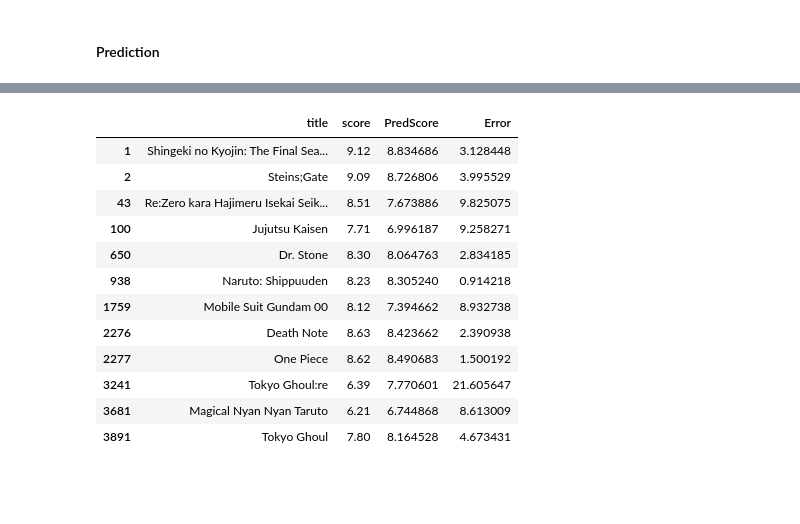
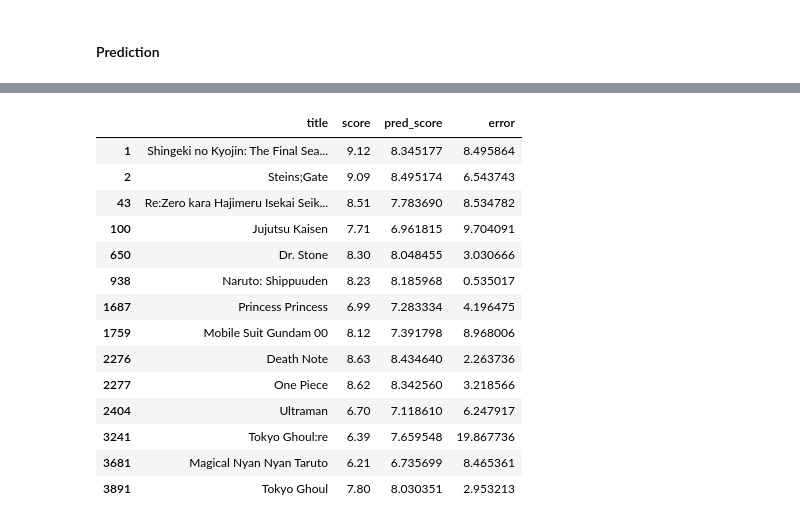
Before and after one commit to SohWeeKiat/DSAI_SC1015_Assignment, a Jupyter notebook: MachineLearning/linreg_and_gradient_boost.ipynb, the cells around one changed output, grey strips where cells are left out. Cells and saved outputs as stored; diff of their text form; code cells hidden in the pictures; blank space fills up the shorter version.

```diff
--- a/MachineLearning/linreg_and_gradient_boost.ipynb
+++ b/MachineLearning/linreg_and_gradient_boost.ipynb
@@ -44,7 +44,7 @@ boardcast_cat = ['Sundays',
 # %% [markdown]
 ### Helper function
 # %%
-def linear_regression(predictors, numeric_predictors, cat_predictors_nominal, cat_predictors_ordinal, response):
+def start_pipeline(predictors, numeric_predictors, cat_predictors_nominal, cat_predictors_ordinal, response):
     # Extract Response and Predictors
     y = pd.DataFrame(anime_data[response])
     X = pd.DataFrame(anime_data[predictors])
@@ -139,6 +139,10 @@ def linear_regression(predictors, numeric_predictors, cat_predictors_nominal, ca
 # %%
-(lm_pipeline, gbm_pipeline) = linear_regression(['popularity', 'duration', 'scored_by_users', 'broadcast', 'source', 'demographic', 'main genre', 'premiered', 'rating', 'status', 'type'],
-                                ['popularity', 'duration', 'scored_by_users'],
-                                ['source', 'demographic', 'main genre', 'premiered', 'rating', 'status', 'type'],
-                                ['broadcast'], 'score')
+numeric_data = ['popularity', 'duration', 'scored_by_users']
+cat_data = ['source', 'demographic', 'main genre',
+            'premiered', 'rating', 'status', 'type', 'theme']
+
+cat_ordinal_data = ['broadcast']
+all_data = numeric_data+cat_data+cat_ordinal_data
+
+(lm_pipeline, gbm_pipeline) = start_pipeline(all_data, numeric_data, cat_data, cat_ordinal_data, 'score')
 # %% [output]
@@ -187,15 +191,17 @@ anime_pred = anime_data[anime_data["title"].isin(["Steins;Gate",
                                                  "Mobile Suit Gundam 00",
                                                  "Naruto: Shippuuden",
                                                  "Jujutsu Kaisen",
-                                                "Re:Zero kara Hajimeru Isekai Seikatsu 2nd Season Part 2",
-                                                "Magical Nyan Nyan Taruto",
-                                                "Shingeki no Kyojin: The Final Season Part 2",
-                                                "Death Note",
-                                                "Tokyo Ghoul",
-                                                "Tokyo Ghoul:re"])]
+                                                 "Re:Zero kara Hajimeru Isekai Seikatsu 2nd Season Part 2",
+                                                 "Magical Nyan Nyan Taruto",
+                                                 "Shingeki no Kyojin: The Final Season Part 2",
+                                                 "Death Note",
+                                                 "Tokyo Ghoul",
+                                                 "Tokyo Ghoul:re",
+                                                 "Princess Princess",
+                                                 "Ultraman"])]
 # %%
 # Extract Predictors for Prediction
-X_pred = pd.DataFrame(anime_pred[['popularity', 'duration', 'scored_by_users', 'broadcast', 'source', 'demographic', 'main genre', 'premiered', 'rating', 'status', 'type']])
+X_pred = pd.DataFrame(anime_pred[all_data])
 
 # Predict Response corresponding to Predictors
 y_pred = lm_pipeline.predict(X_pred)
@@ -227,24 +235,26 @@ animedata_acc
 # %%
 # Summarize the Actuals, Predictions and Errors
-gb_y_pred = pd.DataFrame(gb_y_pred, columns = ["PredScore"], index = anime_pred.index)
+gb_y_pred = pd.DataFrame(gb_y_pred, columns = ["pred_score"], index = anime_pred.index)
 animedata_acc_gb = pd.concat([anime_pred[["title", "score"]], gb_y_pred], axis = 1)
 
-gb_y_errs = 100 * abs(animedata_acc_gb["score"] - animedata_acc_gb["PredScore"]) / animedata_acc_gb["score"]
-gb_y_errs = pd.DataFrame(gb_y_errs, columns = ["Error"], index = anime_pred.index)
+gb_y_errs = 100 * abs(animedata_acc_gb["score"] - animedata_acc_gb["pred_score"]) / animedata_acc_gb["score"]
+gb_y_errs = pd.DataFrame(gb_y_errs, columns = ["error"], index = anime_pred.index)
 animedata_acc_gb= pd.concat([animedata_acc_gb, gb_y_errs], axis = 1)
 
 animedata_acc_gb
 # %% [output]
-|  | title | score | PredScore | Error |
-| 1 | Shingeki no Kyojin: The Final Sea... | 9.12 | 8.834686 | 3.128448 |
-| 2 | Steins;Gate | 9.09 | 8.726806 | 3.995529 |
-| 43 | Re:Zero kara Hajimeru Isekai Seik... | 8.51 | 7.673886 | 9.825075 |
-| 100 | Jujutsu Kaisen | 7.71 | 6.996187 | 9.258271 |
-| 650 | Dr. Stone | 8.30 | 8.064763 | 2.834185 |
-| 938 | Naruto: Shippuuden | 8.23 | 8.305240 | 0.914218 |
-| 1759 | Mobile Suit Gundam 00 | 8.12 | 7.394662 | 8.932738 |
-| 2276 | Death Note | 8.63 | 8.423662 | 2.390938 |
-| 2277 | One Piece | 8.62 | 8.490683 | 1.500192 |
-| 3241 | Tokyo Ghoul:re | 6.39 | 7.770601 | 21.605647 |
-| 3681 | Magical Nyan Nyan Taruto | 6.21 | 6.744868 | 8.613009 |
-| 3891 | Tokyo Ghoul | 7.80 | 8.164528 | 4.673431 |
+|  | title | score | pred_score | error |
+| 1 | Shingeki no Kyojin: The Final Sea... | 9.12 | 8.345177 | 8.495864 |
+| 2 | Steins;Gate | 9.09 | 8.495174 | 6.543743 |
+| 43 | Re:Zero kara Hajimeru Isekai Seik... | 8.51 | 7.783690 | 8.534782 |
+| 100 | Jujutsu Kaisen | 7.71 | 6.961815 | 9.704091 |
+| 650 | Dr. Stone | 8.30 | 8.048455 | 3.030666 |
+| 938 | Naruto: Shippuuden | 8.23 | 8.185968 | 0.535017 |
+| 1687 | Princess Princess | 6.99 | 7.283334 | 4.196475 |
+| 1759 | Mobile Suit Gundam 00 | 8.12 | 7.391798 | 8.968006 |
+| 2276 | Death Note | 8.63 | 8.434640 | 2.263736 |
+| 2277 | One Piece | 8.62 | 8.342560 | 3.218566 |
+| 2404 | Ultraman | 6.70 | 7.118610 | 6.247917 |
+| 3241 | Tokyo Ghoul:re | 6.39 | 7.659548 | 19.867736 |
+| 3681 | Magical Nyan Nyan Taruto | 6.21 | 6.735699 | 8.465361 |
+| 3891 | Tokyo Ghoul | 7.80 | 8.030351 | 2.953213 |
```
Also changed, not shown: parts of 3 cells of this notebook, 1 other file.
